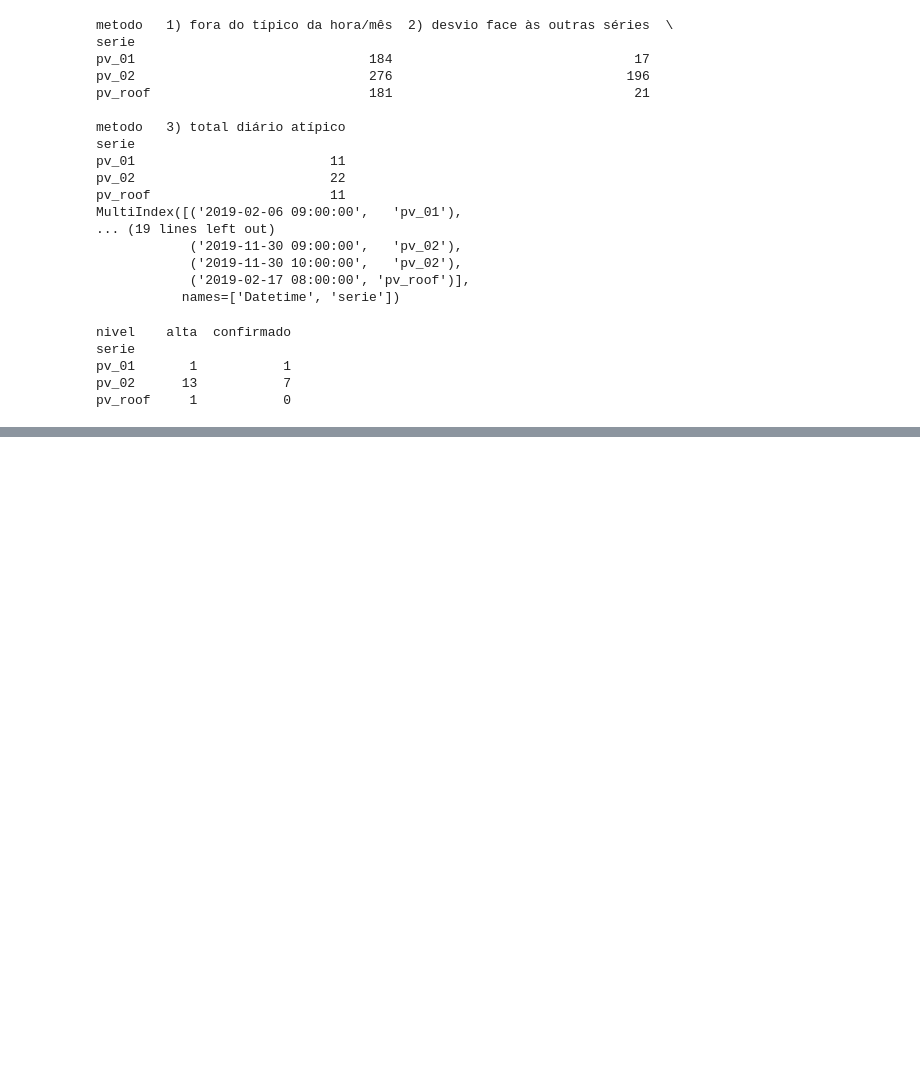
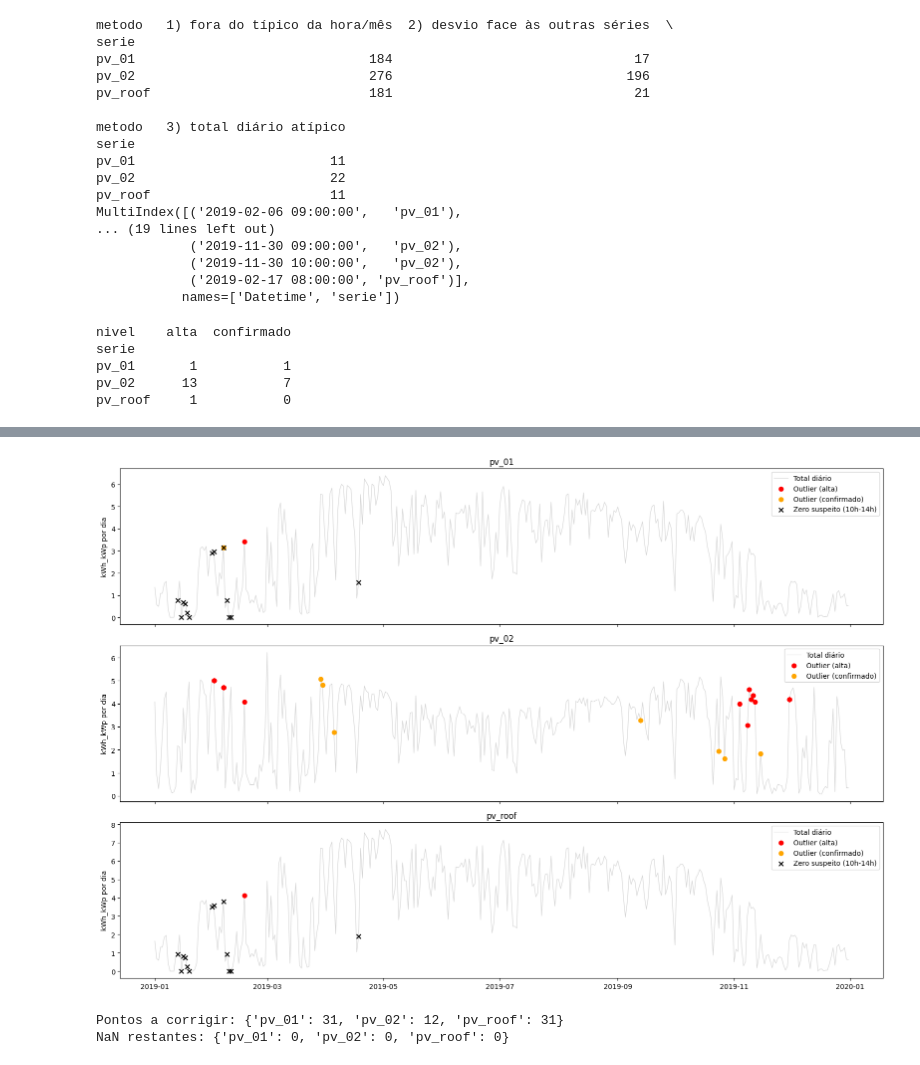
Before and after one commit to RickyFC-Git/Energy_Consumption_Prediction, a Jupyter notebook: trabalho/adriana/notebook.ipynb, the cells around one changed output, grey strips where cells are left out. Drawn from its saved outputs; the diff is of its cells as text; code cells hidden in the pictures; blank space fills up the shorter version.

```diff
--- a/trabalho/adriana/notebook.ipynb
+++ b/trabalho/adriana/notebook.ipynb
@@ -624,7 +642,7 @@ niveis = []
 for dt, s in confirmados:
     dt = pd.Timestamp(dt)
     nivel = "alta" if (dt.normalize(), s) in dias_m3 else "confirmado"
-    niveis.append(dict(Datetime=dt, serie=s, nivel=nivel, valor=df.loc[dt, s]))
+    niveis.append(dict(Datetime=dt, serie=s, nivel=nivel, valor=dados.loc[dt, s]))
 
 niveis = pd.DataFrame(niveis).sort_values(["serie", "Datetime"])
 print(niveis.groupby(["serie", "nivel"]).size().unstack(fill_value=0))
@@ -676,0 +656,78 @@ tab.to_csv("outliers_confirmados.csv", index=False)
+# %%
+SERIES = ["pv_01", "pv_02", "pv_roof"]
+cores = {"alta": "red", "confirmado": "orange"}
+
+# Zeros suspeitos de dia (os 31 pontos), para mostrar também
+meio = (dados.index.hour >= 10) & (dados.index.hour <= 14)
+zeros_sus = {
+    "pv_01": dados.index[meio & (dados["pv_01"] == 0) & (dados[["pv_02", "pv_roof"]].mean(axis=1) > 0.2)],
+    "pv_roof": dados.index[meio & (dados["pv_roof"] == 0) & (dados[["pv_01", "pv_02"]].mean(axis=1) > 0.2)],
+    "pv_02": pd.DatetimeIndex([]),
+}
+
+diario = dados[SERIES].resample("D").sum(min_count=1)
+
+fig, axes = plt.subplots(3, 1, figsize=(16, 11), sharex=True)
+for ax, s in zip(axes, SERIES):
+    ax.plot(diario.index, diario[s], color="lightgray", lw=0.8, label="Total diário")
+
+    # outliers do método (nível alta / confirmado), marcados no dia correspondente
+    for nivel, cor in cores.items():
+        pts = niveis[(niveis["serie"] == s) & (niveis["nivel"] == nivel)]
+        dias = pd.to_datetime(pts["Datetime"]).dt.normalize()
+        ax.scatter(dias, diario[s].reindex(dias), color=cor, s=40, zorder=3, label=f"Outlier ({nivel})")
+
+    # zeros suspeitos
+    dz = zeros_sus[s].normalize().unique()
+    if len(dz):
+        ax.scatter(dz, diario[s].reindex(dz), marker="x", color="black", s=40, zorder=3, label="Zero suspeito (10h-14h)")
+
+    ax.set_title(s)
+    ax.set_ylabel("kWh_kWp por dia")
+    ax.legend(loc="upper right")
+plt.tight_layout()
+plt.savefig("outliers_localizacao.png", dpi=150)
+plt.show()
+# %% [output]
+[figure, added]
+# %%
+dados_limpo = dados[SERIES].copy()
+erros = pd.DataFrame(False, index=dados.index, columns=SERIES)
+
+# A) zeros suspeitos
+erros.loc[zeros_sus["pv_01"], "pv_01"] = True
+erros.loc[zeros_sus["pv_roof"], "pv_roof"] = True
+
+# B) pontos 'niveis' que não são explicados pelo padrão normal da hora
+ref_ = {s: dados[[c for c in SERIES if c != s]].mean(axis=1) for s in SERIES}
+for s in SERIES:
+    r = (dados[s] / ref_[s]).where(ref_[s] > 0.05)
+    r_hora = r.groupby(dados.index.hour).transform("median")
+    desvio = r / r_hora                                  # ~1 = normal para essa hora
+    pts = pd.to_datetime(niveis.loc[niveis["serie"] == s, "Datetime"])
+    ruins = desvio.reindex(pts)
+    mau = ruins[(ruins < 0.4) | (ruins > 2.5)].index     # só os claramente fora
+    erros.loc[mau, s] = True
+
+print("Pontos a corrigir:", erros.sum().to_dict())
+
+# C) corrigir: estimativa pelo pv_02 (zeros) / interpolação (restantes)
+for s in SERIES:
+    dados_limpo[f"{s}_corrigido"] = erros[s].astype(int)
+
+for s in ["pv_01", "pv_roof"]:
+    ok = (~erros[s]) & (dados["pv_02"] > 0.05) & (dados[s] > 0.05)
+    rac = dados.loc[ok, s] / dados.loc[ok, "pv_02"]
+    rac_tipico = rac.groupby([rac.index.month, rac.index.hour]).median()
+    chave = pd.MultiIndex.from_arrays([dados.index.month, dados.index.hour])
+    estimado = pd.Series(dados["pv_02"].values * rac_tipico.reindex(chave).values, index=dados.index)
+    dados_limpo.loc[erros[s], s] = estimado[erros[s]]
+
+# pv_02 (se tiver erros): NaN e interpolação curta
+dados_limpo.loc[erros["pv_02"], "pv_02"] = np.nan
+dados_limpo["pv_02"] = dados_limpo["pv_02"].interpolate(method="time", limit=3, limit_area="inside")
+
+print("NaN restantes:", dados_limpo[SERIES].isna().sum().to_dict())
+# %% [output]
+Pontos a corrigir: {'pv_01': 31, 'pv_02': 12, 'pv_roof': 31}
+NaN restantes: {'pv_01': 0, 'pv_02': 0, 'pv_roof': 0}
```
Also changed, not shown: parts of 7 cells of this notebook, 18 other files.
